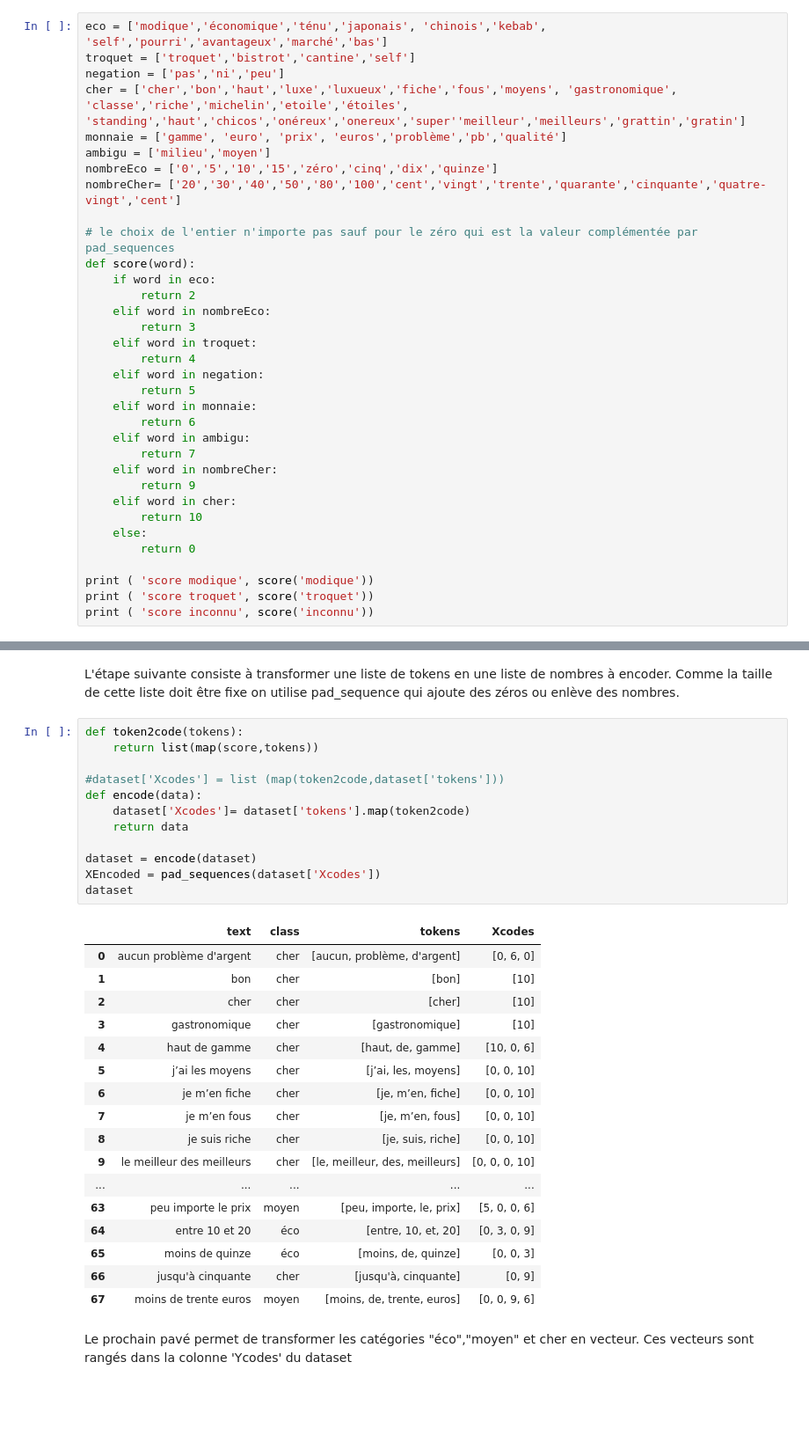
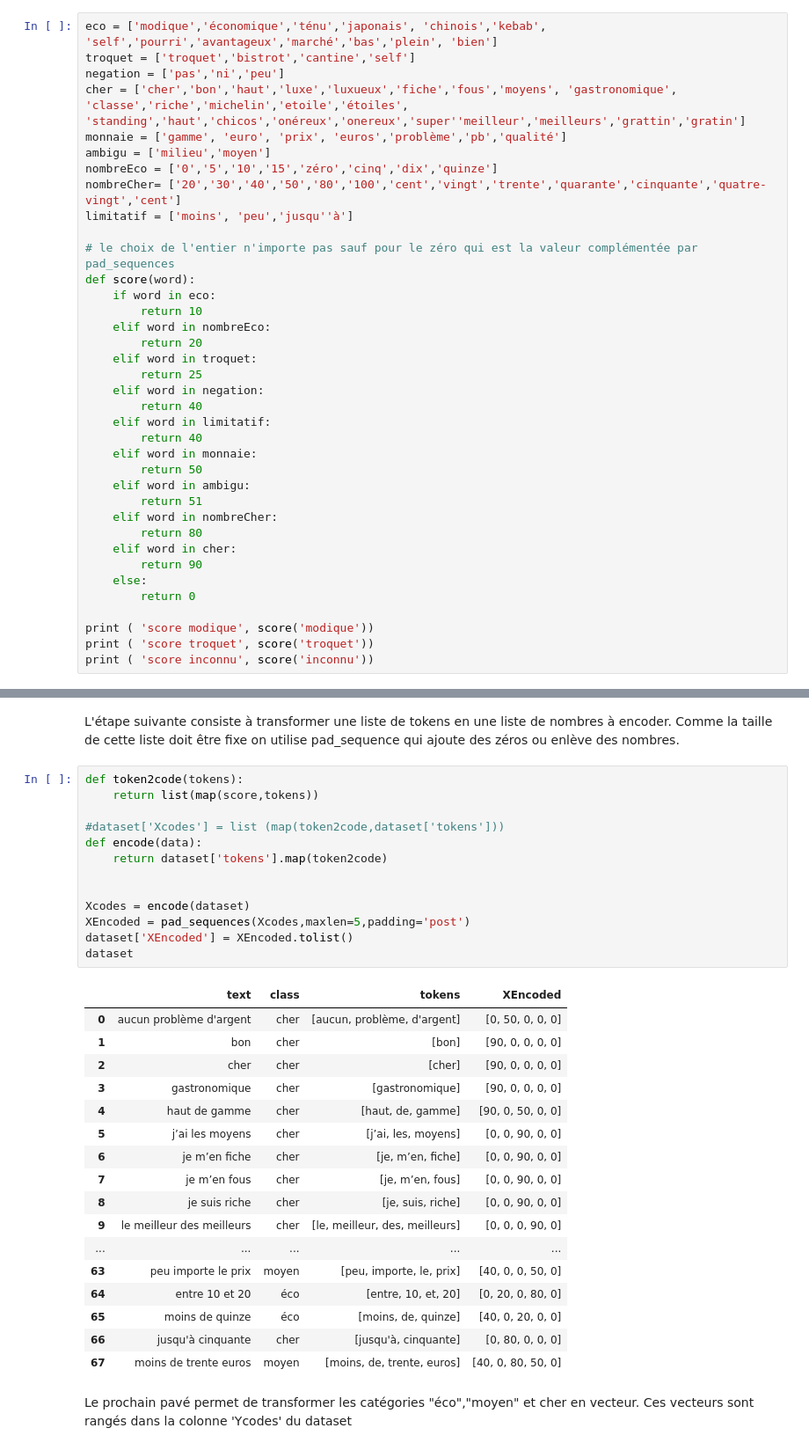
Before and after one commit to emmanuelfe/costtweet, a Jupyter notebook: Costtweet manuel encoding.ipynb, the cells around one changed output, grey strips where cells are left out. Shown at 88% size. Cells and saved outputs as stored; diff of their text form; blank space fills up the shorter version.

```diff
--- a/Costtweet manuel encoding.ipynb
+++ b/Costtweet manuel encoding.ipynb
@@ -73,5 +73,5 @@ On se posera la question de la pérsence du zéro : est-elle bénéfique ou néf
 # %%
-eco = ['modique','économique','ténu','japonais', 'chinois','kebab', 'self','pourri','avantageux','marché','bas']
+eco = ['modique','économique','ténu','japonais', 'chinois','kebab', 'self','pourri','avantageux','marché','bas','plein', 'bien']
 troquet = ['troquet','bistrot','cantine','self']
 negation = ['pas','ni','peu']
 cher = ['cher','bon','haut','luxe','luxueux','fiche','fous','moyens', 'gastronomique', 'classe','riche','michelin','etoile','étoiles',
@@ -80,25 +80,28 @@ monnaie = ['gamme', 'euro', 'prix', 'euros','problème','pb','qualité']
 ambigu = ['milieu','moyen']
 nombreEco = ['0','5','10','15','zéro','cinq','dix','quinze']
 nombreCher= ['20','30','40','50','80','100','cent','vingt','trente','quarante','cinquante','quatre-vingt','cent']
+limitatif = ['moins', 'peu','jusqu''à']
 
 # le choix de l'entier n'importe pas sauf pour le zéro qui est la valeur complémentée par pad_sequences
 def score(word):
 	if word in eco:
-		return 2
+		return 10
 	elif word in nombreEco:
-		return 3
+		return 20
 	elif word in troquet:
-		return 4
+		return 25
 	elif word in negation:
-		return 5
+		return 40
+	elif word in limitatif:
+		return 40
 	elif word in monnaie:
-		return 6
+		return 50
 	elif word in ambigu:
-		return 7
+		return 51
 	elif word in nombreCher:
-		return 9
+		return 80
 	elif word in cher:
-		return 10
+		return 90
 	else:
 		return 0
 
@@ -141,33 +144,34 @@ Comme la taille de cette liste doit être fixe on utilise pad_sequence qui ajout
 # %%
 def token2code(tokens):
 	return list(map(score,tokens))
 
 #dataset['Xcodes'] = list (map(token2code,dataset['tokens']))
 def encode(data):
-	dataset['Xcodes']= dataset['tokens'].map(token2code)
-	return data
+	return dataset['tokens'].map(token2code)
 
-dataset = encode(dataset)
-XEncoded = pad_sequences(dataset['Xcodes'])
+
+Xcodes = encode(dataset)
+XEncoded = pad_sequences(Xcodes,maxlen=5,padding='post')
+dataset['XEncoded'] = XEncoded.tolist()
 dataset
 # %% [output]
-|  | text | class | tokens | Xcodes |
-| 0 | aucun problème d'argent | cher | [aucun, problème, d'argent] | [0, 6, 0] |
-| 1 | bon | cher | [bon] | [10] |
-| 2 | cher | cher | [cher] | [10] |
-| 3 | gastronomique | cher | [gastronomique] | [10] |
-| 4 | haut de gamme | cher | [haut, de, gamme] | [10, 0, 6] |
-| 5 | j’ai les moyens | cher | [j’ai, les, moyens] | [0, 0, 10] |
-| 6 | je m’en fiche | cher | [je, m’en, fiche] | [0, 0, 10] |
-| 7 | je m’en fous | cher | [je, m’en, fous] | [0, 0, 10] |
-| 8 | je suis riche | cher | [je, suis, riche] | [0, 0, 10] |
-| 9 | le meilleur des meilleurs | cher | [le, meilleur, des, meilleurs] | [0, 0, 0, 10] |
+|  | text | class | tokens | XEncoded |
+| 0 | aucun problème d'argent | cher | [aucun, problème, d'argent] | [0, 50, 0, 0, 0] |
+| 1 | bon | cher | [bon] | [90, 0, 0, 0, 0] |
+| 2 | cher | cher | [cher] | [90, 0, 0, 0, 0] |
+| 3 | gastronomique | cher | [gastronomique] | [90, 0, 0, 0, 0] |
+| 4 | haut de gamme | cher | [haut, de, gamme] | [90, 0, 50, 0, 0] |
+| 5 | j’ai les moyens | cher | [j’ai, les, moyens] | [0, 0, 90, 0, 0] |
+| 6 | je m’en fiche | cher | [je, m’en, fiche] | [0, 0, 90, 0, 0] |
+| 7 | je m’en fous | cher | [je, m’en, fous] | [0, 0, 90, 0, 0] |
+| 8 | je suis riche | cher | [je, suis, riche] | [0, 0, 90, 0, 0] |
+| 9 | le meilleur des meilleurs | cher | [le, meilleur, des, meilleurs] | [0, 0, 0, 90, 0] |
 | ... | ... | ... | ... | ... |
-| 63 | peu importe le prix | moyen | [peu, importe, le, prix] | [5, 0, 0, 6] |
-| 64 | entre 10 et 20 | éco | [entre, 10, et, 20] | [0, 3, 0, 9] |
-| 65 | moins de quinze | éco | [moins, de, quinze] | [0, 0, 3] |
-| 66 | jusqu'à cinquante | cher | [jusqu'à, cinquante] | [0, 9] |
-| 67 | moins de trente euros | moyen | [moins, de, trente, euros] | [0, 0, 9, 6] |
+| 63 | peu importe le prix | moyen | [peu, importe, le, prix] | [40, 0, 0, 50, 0] |
+| 64 | entre 10 et 20 | éco | [entre, 10, et, 20] | [0, 20, 0, 80, 0] |
+| 65 | moins de quinze | éco | [moins, de, quinze] | [40, 0, 20, 0, 0] |
+| 66 | jusqu'à cinquante | cher | [jusqu'à, cinquante] | [0, 80, 0, 0, 0] |
+| 67 | moins de trente euros | moyen | [moins, de, trente, euros] | [40, 0, 80, 50, 0] |
 # %% [markdown]
 Le prochain pavé permet de transformer les catégories "éco","moyen" et cher en vecteur.
 Ces vecteurs sont rangés dans la colonne 'Ycodes' du dataset
```
Also changed, not shown: parts of 7 cells of this notebook.
